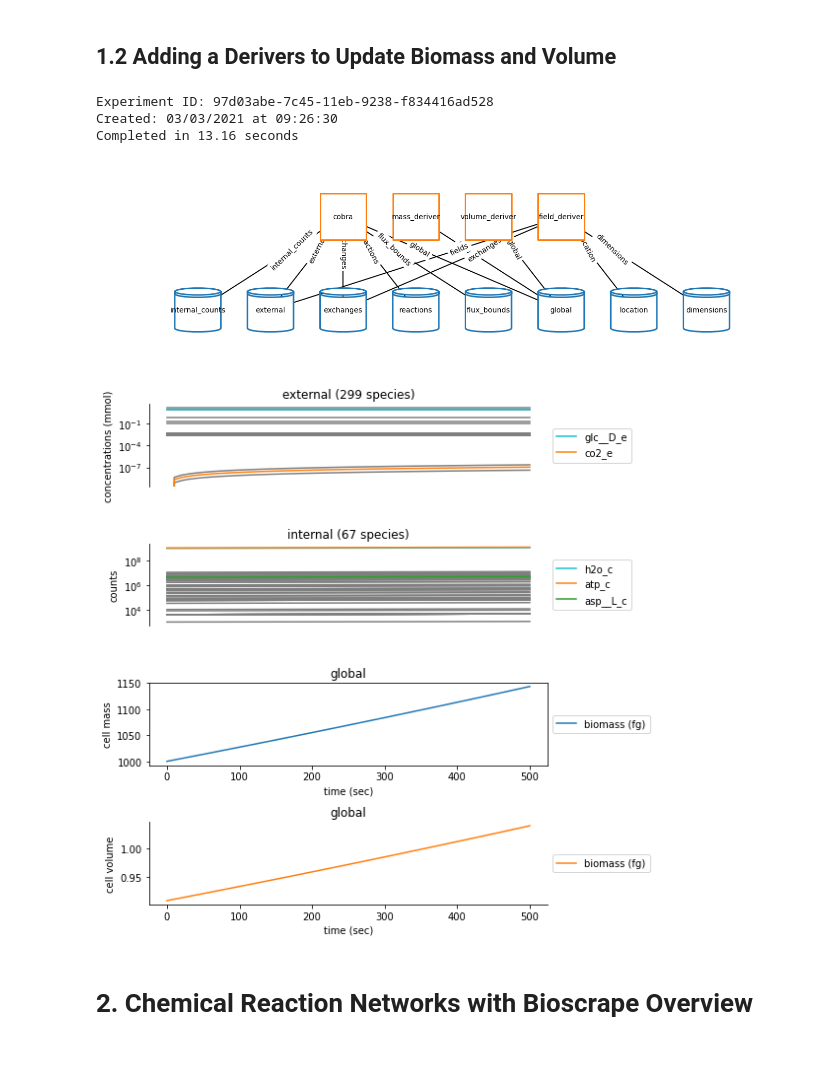
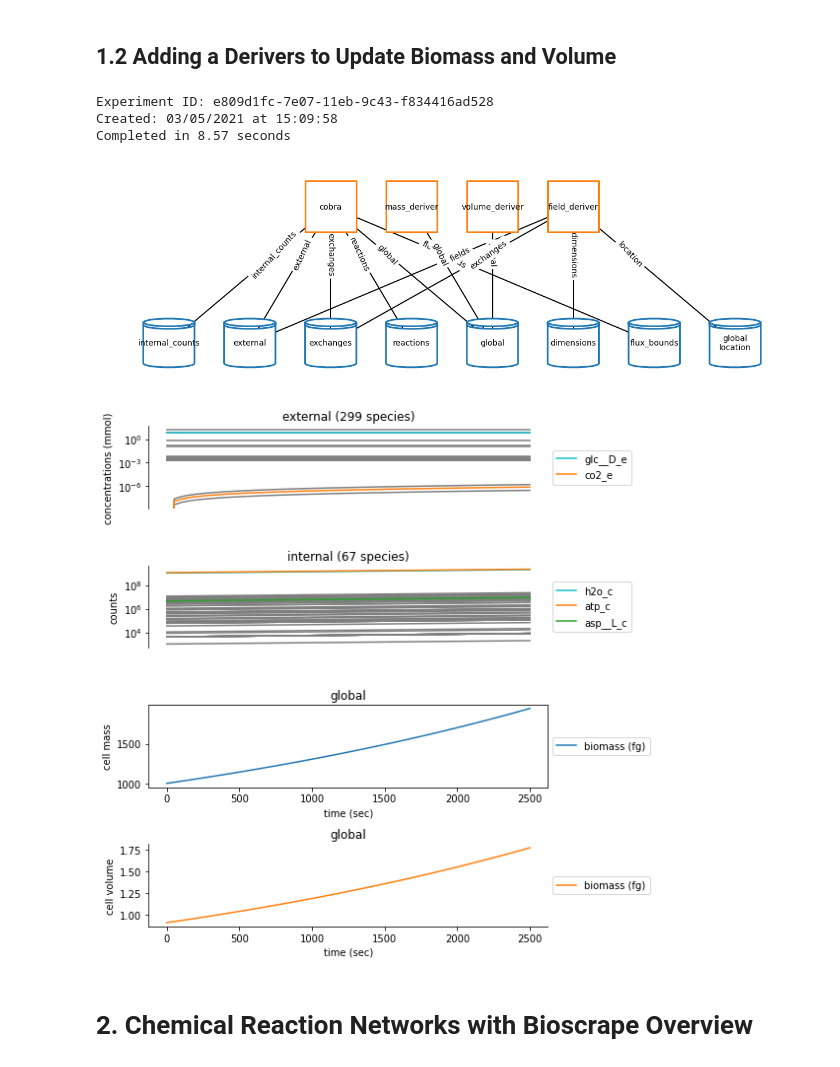
Before and after one commit to vivarium-collective/vivarium-notebooks, a Jupyter notebook: notebooks/VivariumLacOperonNotebook.ipynb, the cells around one changed output. Drawn from its saved outputs; the diff is of its cells as text; code cells hidden in the pictures.

```diff
--- a/notebooks/VivariumLacOperonNotebook.ipynb
+++ b/notebooks/VivariumLacOperonNotebook.ipynb
@@ -26,24 +27,25 @@ Completed in 2.69 seconds
 # %% [markdown]
 ## 1.2 Adding a Derivers to Update Biomass and Volume
 # %%
+%matplotlib inline
 from bioscrape_cobra.simulate import simulate_cobra_composite
 from bioscrape_cobra.plot import plot_metabolism
 from vivarium.plots.topology import plot_topology
 
 #Simulate Cobra Composite
-cobra_timeseries, cobra_composite = simulate_cobra_composite(total_time = 500)
+cobra_timeseries, cobra_composite = simulate_cobra_composite(total_time = 2500)
 
 #Plot the Topology
 fig_topology = plot_topology(cobra_composite)
 
 #Plot the Simulation Output
 fig_timeseries = plot_metabolism(cobra_timeseries)
 # %% [output]
-Experiment ID: 97d03abe-7c45-11eb-9238-f834416ad528
-Created: 03/03/2021 at 09:26:30
-Completed in 13.16 seconds
+Experiment ID: e809d1fc-7e07-11eb-9c43-f834416ad528
+Created: 03/05/2021 at 15:09:58
+Completed in 8.57 seconds
-[figure, old version]
+[figure, new version]
-[figure, old version]
+[figure, new version]
 # %% [markdown]
 # 2. Chemical Reaction Networks with Bioscrape Overview
 # %% [markdown]
```
Also changed, not shown: parts of 14 cells of this notebook, 5 other files.
